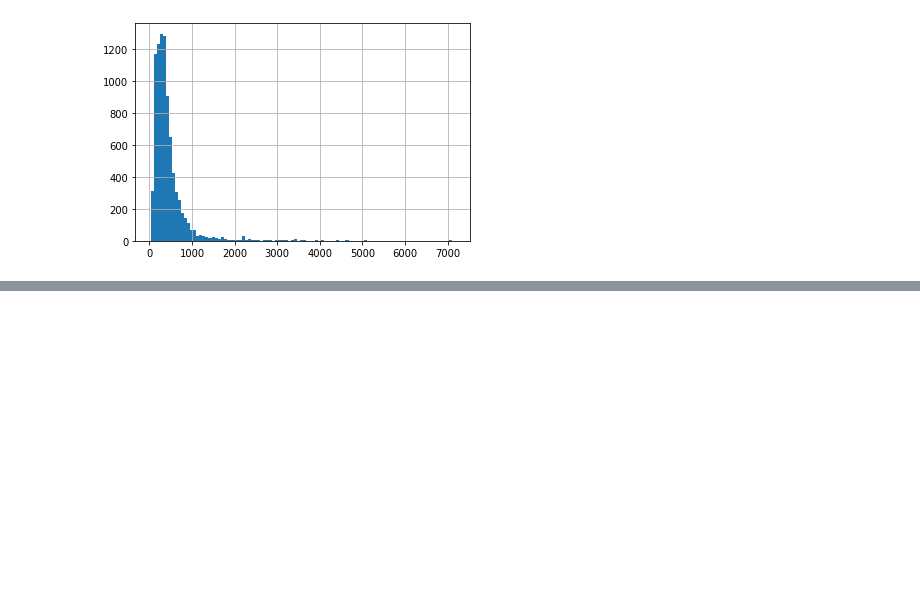
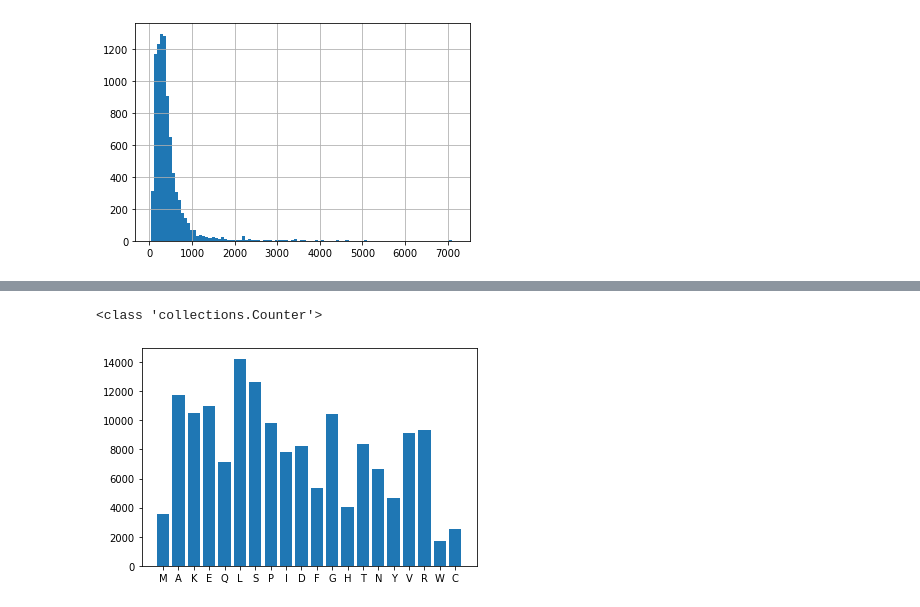
Before and after one commit to peake-s/data_science_final, a Jupyter notebook: exploration/exploratory_nb.ipynb, the cells around one changed output, grey strips where cells are left out. Drawn from its saved outputs; the diff is of its cells as text; code cells hidden in the pictures; blank space fills up the shorter version.

```diff
--- a/exploration/exploratory_nb.ipynb
+++ b/exploration/exploratory_nb.ipynb
@@ -78,3 +78,19 @@ sns.stripplot(x = data['type'], y = data['3_letters'], data = data)
 #quantify subgroups compared to labels
 #Plot
 #maybe
+dna = pd.DataFrame
+dna = data.loc[data['type'] == 'DNA']
+nondna = data.loc[data['type'] == 'nonDRNA']
+rna = data.loc[data['type'] == 'RNA']
+drna = data.loc[data['type'] == 'DRNA']
+# %%
+from collections import Counter
+dna_freqs = dna['protein_seq'].apply(Counter)
+dna_freqs = dna_freqs.sum()
+#dna_freqs.to_dict()
+print(type(dna_freqs))
+plt.bar(list(dna_freqs.keys()),dna_freqs.values())
+plt.show()
+# %% [output]
+<class 'collections.Counter'>
+[figure, added]
```
Also changed, not shown: parts of 6 cells of this notebook.
